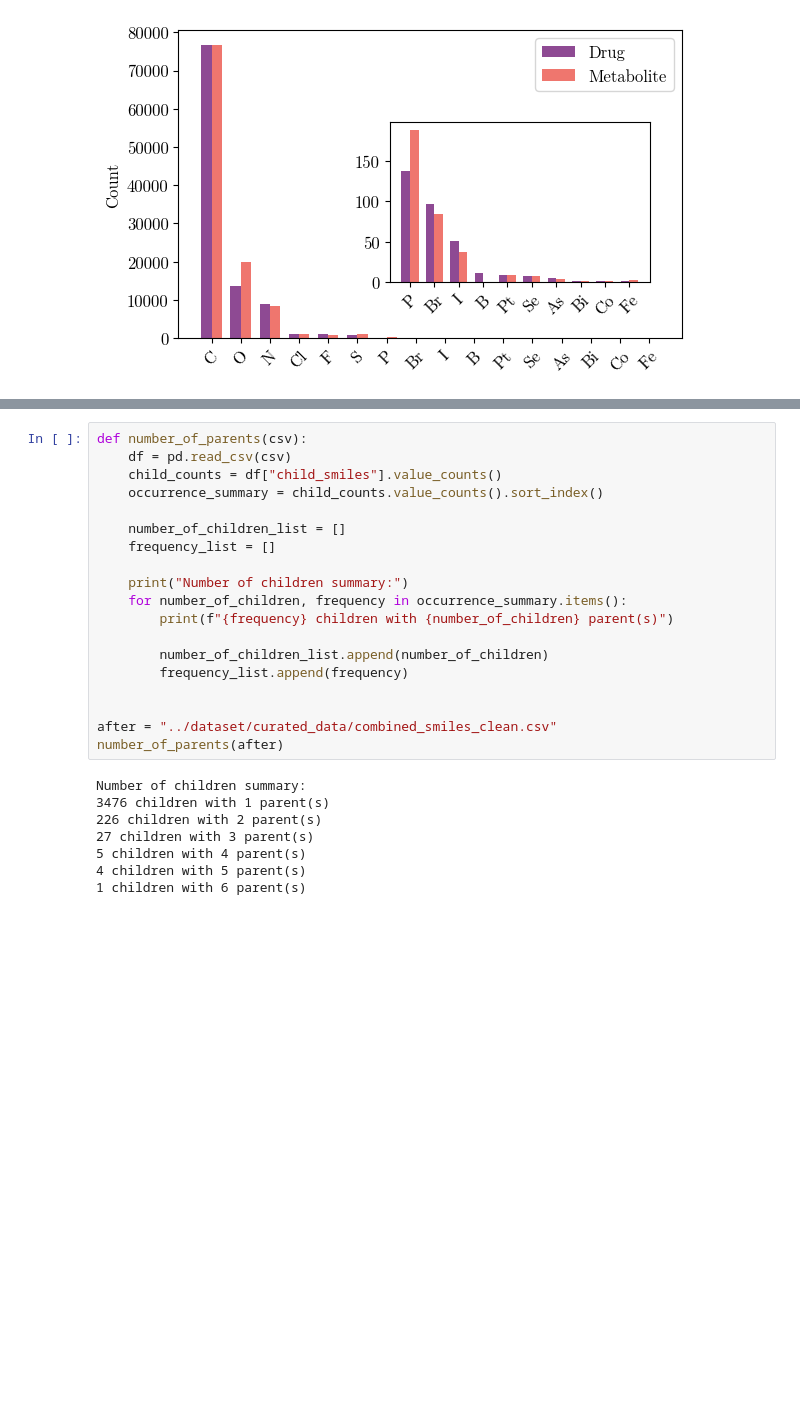
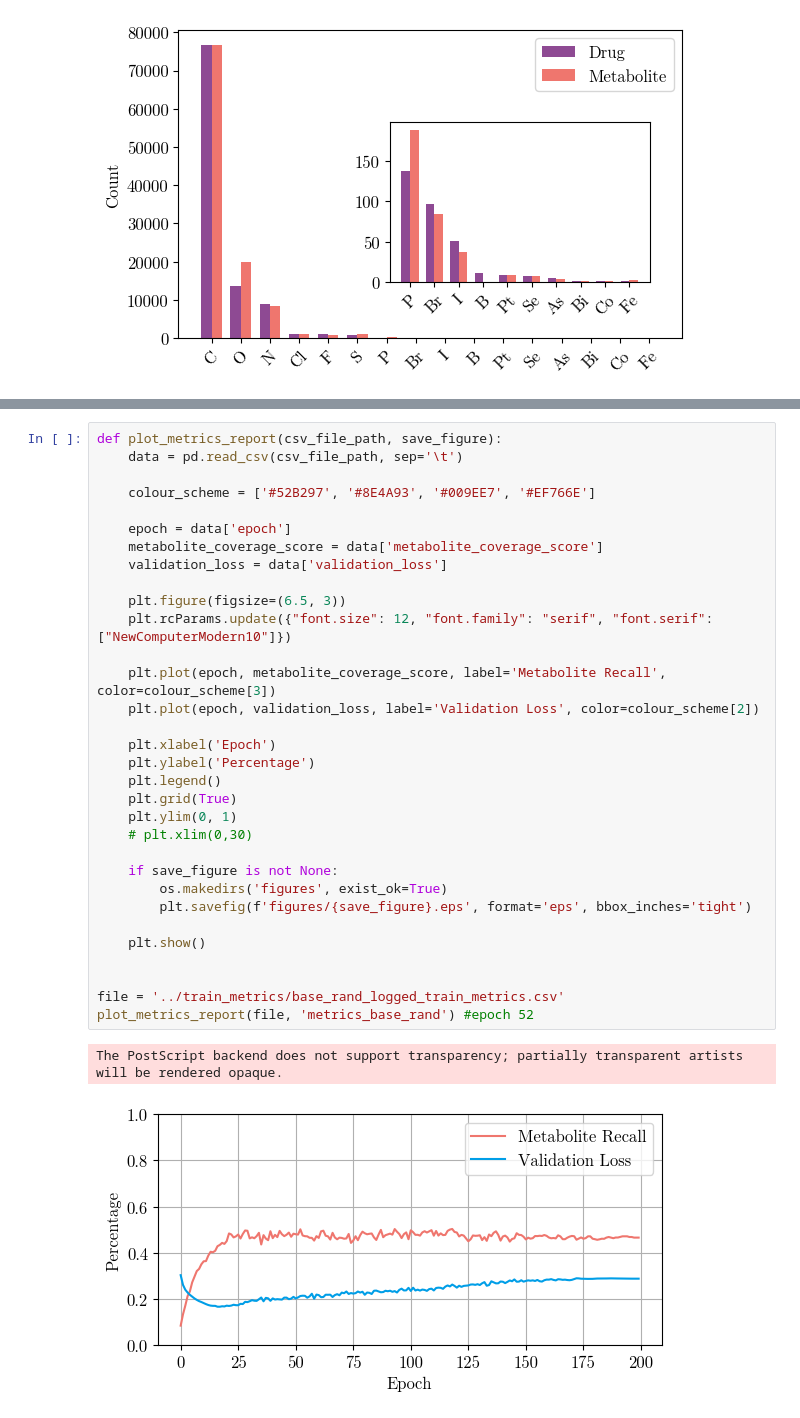
Before and after one commit to tsofiac/LAGOM, a Jupyter notebook: data_analysis/data_analysis_plots.ipynb, the cells around one changed output, grey strips where cells are left out. Drawn from its saved outputs; the diff is of its cells as text; blank space fills up the shorter version.

```diff
--- a/data_analysis/data_analysis_plots.ipynb
+++ b/data_analysis/data_analysis_plots.ipynb
@@ -341,30 +358,38 @@ Number of children summary:
 1 parents with 19 child(ren)
 total parents: 2248
 [figure]
-# %%
-def number_of_parents(csv):
-    df = pd.read_csv(csv)
-    child_counts = df["child_smiles"].value_counts()
-    occurrence_summary = child_counts.value_counts().sort_index()
-
-    number_of_children_list = []
-    frequency_list = []
-
-    print("Number of children summary:")
-    for number_of_children, frequency in occurrence_summary.items():
-        print(f"{frequency} children with {number_of_children} parent(s)")
-
-        number_of_children_list.append(number_of_children)
-        frequency_list.append(frequency)
-
-
-after = "../dataset/curated_data/combined_smiles_clean.csv"
-number_of_parents(after)
-# %% [output]
-Number of children summary:
-3476 children with 1 parent(s)
-226 children with 2 parent(s)
-27 children with 3 parent(s)
-5 children with 4 parent(s)
-4 children with 5 parent(s)
-1 children with 6 parent(s)
+# %%
+def plot_metrics_report(csv_file_path, save_figure):
+    data = pd.read_csv(csv_file_path, sep='\t')
+
+    colour_scheme = ['#52B297', '#8E4A93', '#009EE7', '#EF766E']
+
+    epoch = data['epoch']
+    metabolite_coverage_score = data['metabolite_coverage_score']
+    validation_loss = data['validation_loss']
+
+    plt.figure(figsize=(6.5, 3))
+    plt.rcParams.update({"font.size": 12, "font.family": "serif", "font.serif": ["NewComputerModern10"]})
+
+    plt.plot(epoch, metabolite_coverage_score, label='Metabolite Recall', color=colour_scheme[3])
+    plt.plot(epoch, validation_loss, label='Validation Loss', color=colour_scheme[2])
+
+    plt.xlabel('Epoch')
+    plt.ylabel('Percentage')
+    plt.legend()
+    plt.grid(True)
+    plt.ylim(0, 1)
+    # plt.xlim(0,30)
+
+    if save_figure is not None:
+        os.makedirs('figures', exist_ok=True)
+        plt.savefig(f'figures/{save_figure}.eps', format='eps', bbox_inches='tight')
+
+    plt.show()
+
+
+file = '../train_metrics/base_rand_logged_train_metrics.csv'
+plot_metrics_report(file, 'metrics_base_rand') #epoch 52
+# %% [output]
+The PostScript backend does not support transparency; partially transparent artists will be rendered opaque.
+[figure, added]
```
Also changed, not shown: parts of 2 cells of this notebook, 3 other files.
